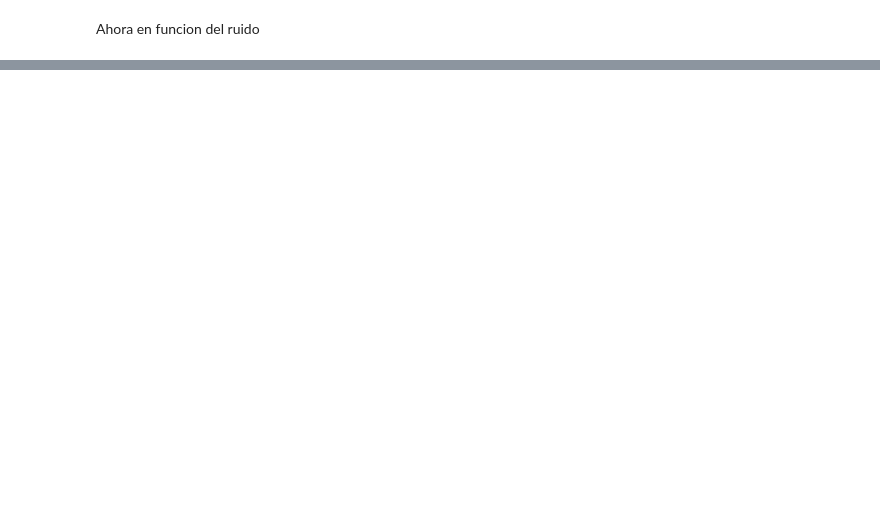
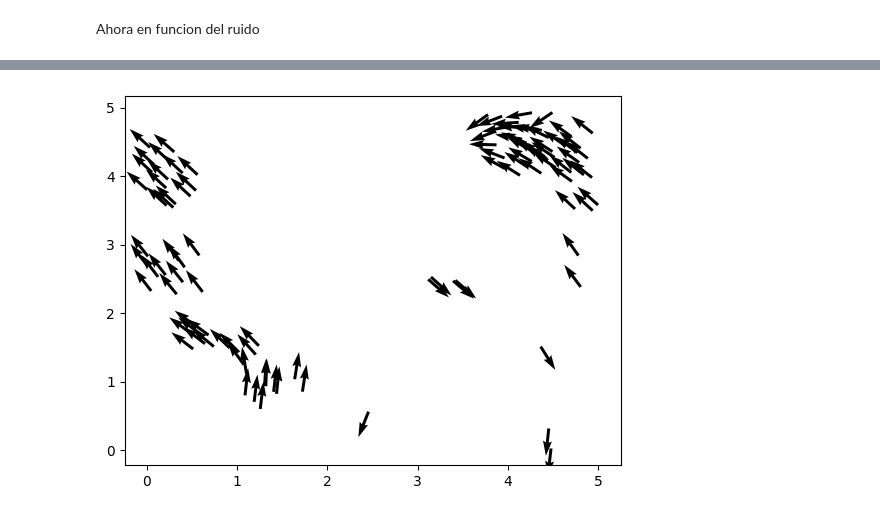
Before and after one commit to lautarogiordano/practicas-complejidad, a Jupyter notebook: p2-aves/aves.ipynb, the cells around one changed output, grey strips where cells are left out. Cells and saved outputs as stored; diff of their text form; code cells hidden in the pictures; blank space fills up the shorter version.

```diff
--- a/p2-aves/aves.ipynb
+++ b/p2-aves/aves.ipynb
@@ -222,0 +230,9 @@ plt.grid()
+# %%
+densities = np.linspace(.5, 30, 30)
+Ls = np.sqrt(100 / densities)
+velocidades_promedio = []
+for i, L in enumerate(Ls):
+    print(f'Corriendo densidades, paso {i+1} de {len(Ls)}', end='\r')
+    aves = flock(100, radius=.1, velocity=.04, noise_level=0.1, L=L)
+    aves.run(3000)
+    velocidades_promedio.append(np.mean(aves.average_velocity[-50:]))
@@ -222,0 +300,8 @@ plt.grid()
+# %%
+graph_model = vicsek_graph(100, radius=.3, velocity=0.04, noise_level=0.01)
+# %%
+graph_model.plot()
+for _ in range(500):
+    graph_model.run_step()
+# %% [output]
+[figure, added]
```
Also changed, not shown: parts of 24 cells of this notebook.
